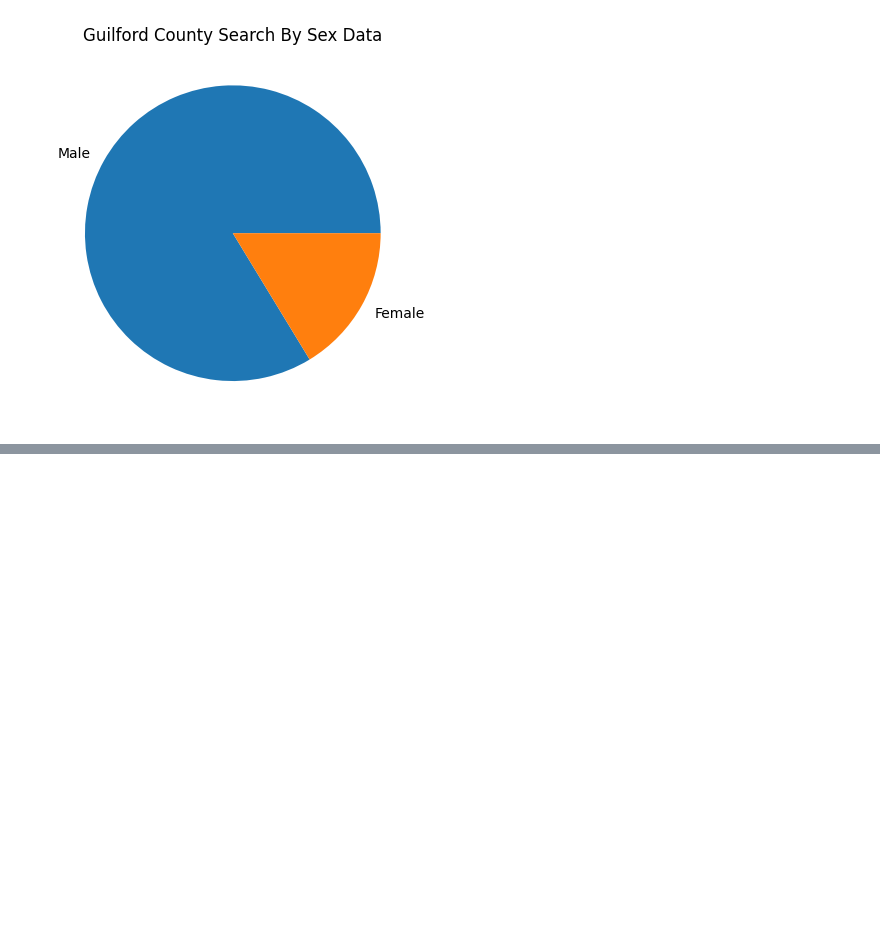
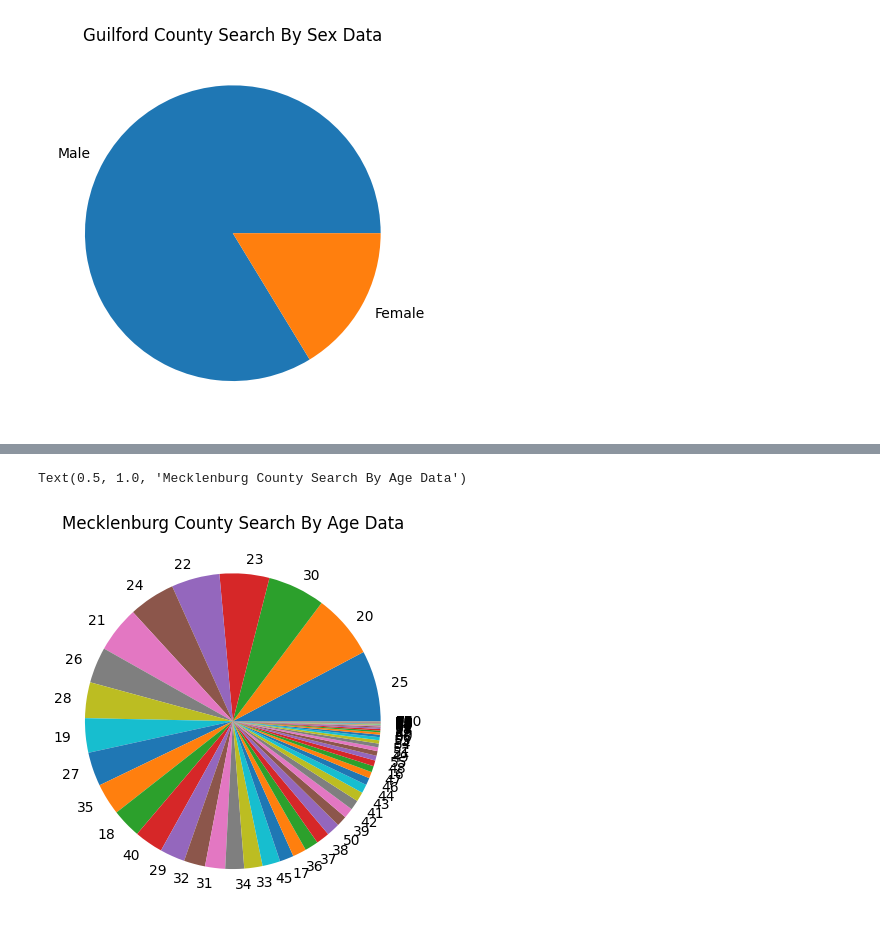
Before and after one commit to ramyap06/stanford-open-policing-data-analysis, a Jupyter notebook: county_analysis.ipynb, the cells around one changed output, grey strips where cells are left out. Saved outputs shown, nothing was run; the diff lists cells and outputs as text; code cells hidden in the pictures; blank space fills up the shorter version.

```diff
--- a/county_analysis.ipynb
+++ b/county_analysis.ipynb
@@ -630,3 +630,9 @@ plt.title('Guilford County Search By Sex Data')
 # %% [output]
 Text(0.5, 1.0, 'Guilford County Search By Sex Data')
 [figure]
+# %%
+search_true = lf.select(['county_name', 'search_conducted', 'subject_age']).drop_nulls().collect()
+county = search_true.filter(pl.col('county_name') == 'Mecklenburg County')
+age_data = county.group_by('subject_age').agg((pl.col('search_conducted') == 'TRUE').sum().alias('age_count')).sort('age_count', descending=True)
+age_data = age_data.filter(pl.col('age_count') != 0)
+age_data
@@ -632,0 +654,8 @@ Text(0.5, 1.0, 'Guilford County Search By Sex Data')
+# %%
+data = age_data.select('age_count').to_numpy().flatten()
+labels = age_data.select('subject_age').to_numpy().flatten()
+plt.pie(data, labels=labels)
+plt.title('Mecklenburg County Search By Age Data')
+# %% [output]
+Text(0.5, 1.0, 'Mecklenburg County Search By Age Data')
+[figure, added]
```
Also changed, not shown: parts of 4 cells of this notebook.
